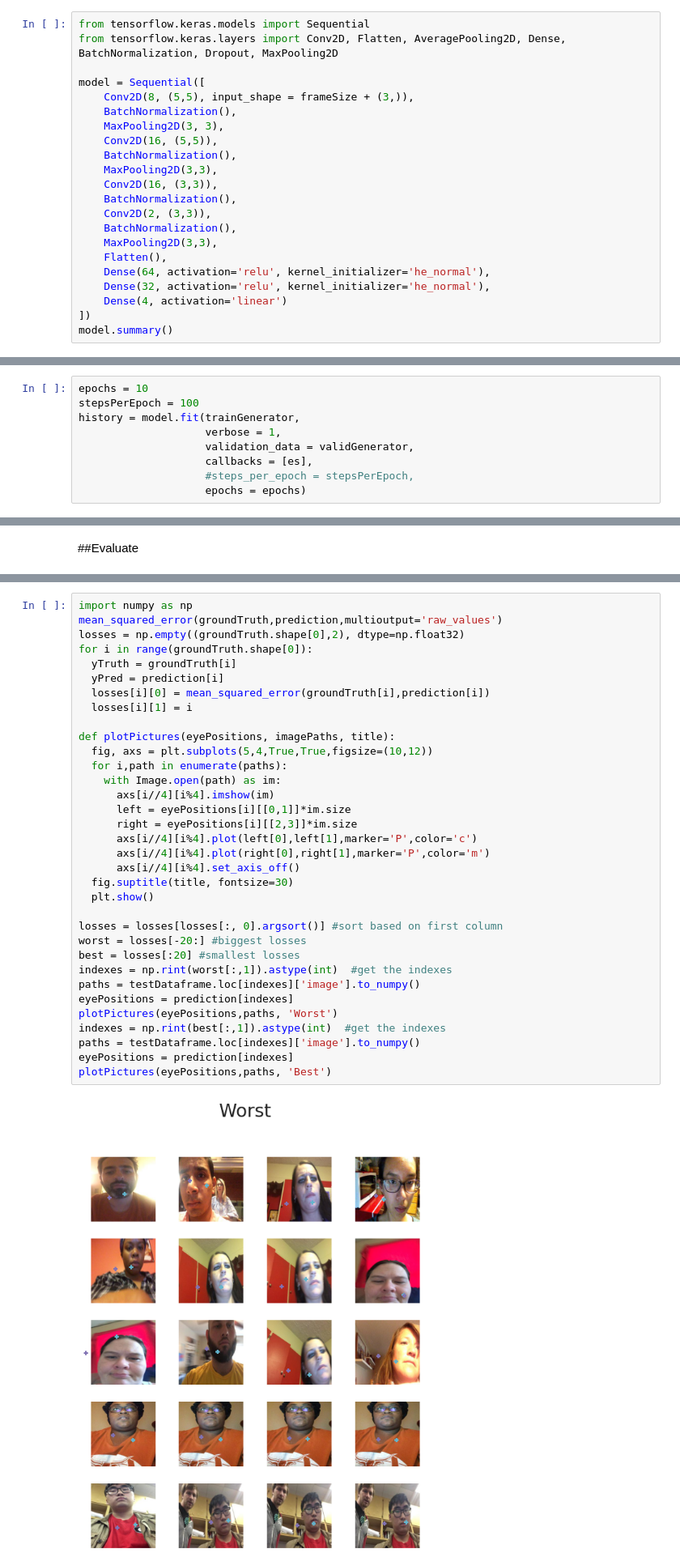
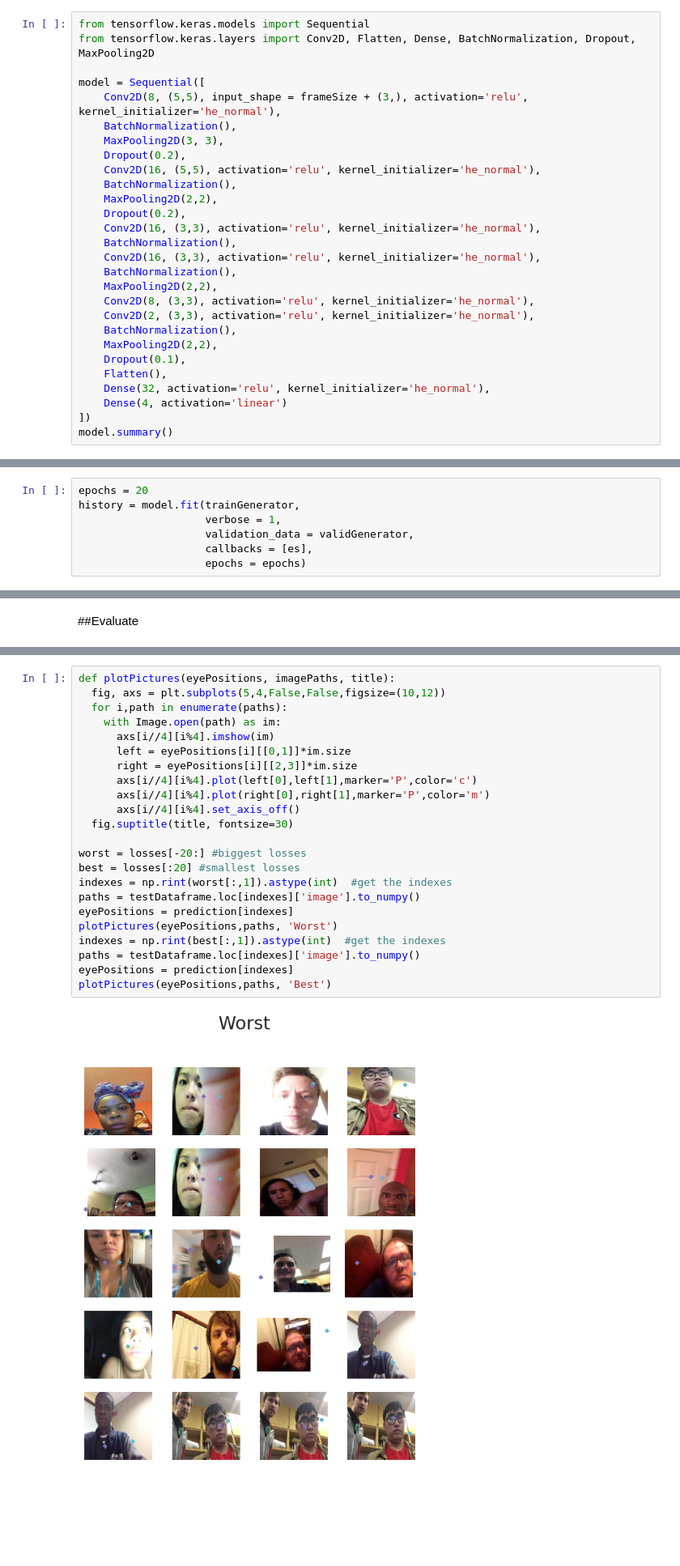
Before and after one commit to Egoago/DepressionClassification, a Jupyter notebook: EyeTracker.ipynb, the cells around one changed output, grey strips where cells are left out. Shown at 81% size. Cells and saved outputs as stored; diff of their text form; blank space fills up the shorter version.

```diff
--- a/EyeTracker.ipynb
+++ b/EyeTracker.ipynb
@@ -89,22 +89,28 @@ time: 1.86 s (started: 2021-05-04 12:52:05 +00:00)
 ###Construct
 # %%
 from tensorflow.keras.models import Sequential
-from tensorflow.keras.layers import Conv2D, Flatten, AveragePooling2D, Dense, BatchNormalization, Dropout, MaxPooling2D
+from tensorflow.keras.layers import Conv2D, Flatten, Dense, BatchNormalization, Dropout, MaxPooling2D
 
 model = Sequential([
-    Conv2D(8, (5,5), input_shape = frameSize + (3,)),
+    Conv2D(8, (5,5), input_shape = frameSize + (3,), activation='relu', kernel_initializer='he_normal'),
     BatchNormalization(),
     MaxPooling2D(3, 3),
-    Conv2D(16, (5,5)),
+    Dropout(0.2),
+    Conv2D(16, (5,5), activation='relu', kernel_initializer='he_normal'),
     BatchNormalization(),
-    MaxPooling2D(3,3),
-    Conv2D(16, (3,3)),
+    MaxPooling2D(2,2),
+    Dropout(0.2),
+    Conv2D(16, (3,3), activation='relu', kernel_initializer='he_normal'),
     BatchNormalization(),
-    Conv2D(2, (3,3)),
+    Conv2D(16, (3,3), activation='relu', kernel_initializer='he_normal'),
     BatchNormalization(),
-    MaxPooling2D(3,3),
+    MaxPooling2D(2,2),
+    Conv2D(8, (3,3), activation='relu', kernel_initializer='he_normal'),
+    Conv2D(2, (3,3), activation='relu', kernel_initializer='he_normal'),
+    BatchNormalization(),
+    MaxPooling2D(2,2),
+    Dropout(0.1),
     Flatten(),
-    Dense(64, activation='relu', kernel_initializer='he_normal'),
     Dense(32, activation='relu', kernel_initializer='he_normal'),
     Dense(4, activation='linear')
 ])
@@ -143,12 +149,10 @@ time: 16.4 ms (started: 2021-05-04 12:52:13 +00:00)
 # %% [markdown]
 ##Train
 # %%
-epochs = 10
-stepsPerEpoch = 100
+epochs = 20
 history = model.fit(trainGenerator,
                     verbose = 1,
                     validation_data = validGenerator,
                     callbacks = [es],
-                    #steps_per_epoch = stepsPerEpoch,
                     epochs = epochs)
 # %% [output]
@@ -218,36 +238,25 @@ time: 8.08 s (started: 2021-05-04 13:40:26 +00:00)
 # %%
-import numpy as np
-mean_squared_error(groundTruth,prediction,multioutput='raw_values')
-losses = np.empty((groundTruth.shape[0],2), dtype=np.float32)
-for i in range(groundTruth.shape[0]):
-  yTruth = groundTruth[i]
-  yPred = prediction[i]
-  losses[i][0] = mean_squared_error(groundTruth[i],prediction[i])
-  losses[i][1] = i
-
 def plotPictures(eyePositions, imagePaths, title):
-  fig, axs = plt.subplots(5,4,True,True,figsize=(10,12))
+  fig, axs = plt.subplots(5,4,False,False,figsize=(10,12))
   for i,path in enumerate(paths):
     with Image.open(path) as im:
       axs[i//4][i%4].imshow(im)
       left = eyePositions[i][[0,1]]*im.size
       right = eyePositions[i][[2,3]]*im.size
       axs[i//4][i%4].plot(left[0],left[1],marker='P',color='c')
       axs[i//4][i%4].plot(right[0],right[1],marker='P',color='m')
       axs[i//4][i%4].set_axis_off()
   fig.suptitle(title, fontsize=30)
-  plt.show()
 
-losses = losses[losses[:, 0].argsort()] #sort based on first column
 worst = losses[-20:] #biggest losses
 best = losses[:20] #smallest losses
 indexes = np.rint(worst[:,1]).astype(int)  #get the indexes
 paths = testDataframe.loc[indexes]['image'].to_numpy()
 eyePositions = prediction[indexes]
 plotPictures(eyePositions,paths, 'Worst')
 indexes = np.rint(best[:,1]).astype(int)  #get the indexes
 paths = testDataframe.loc[indexes]['image'].to_numpy()
 eyePositions = prediction[indexes]
 plotPictures(eyePositions,paths, 'Best')
 # %% [output]
-[figure, old version]
+[figure, new version]
```
Also changed, not shown: parts of 13 cells of this notebook.
